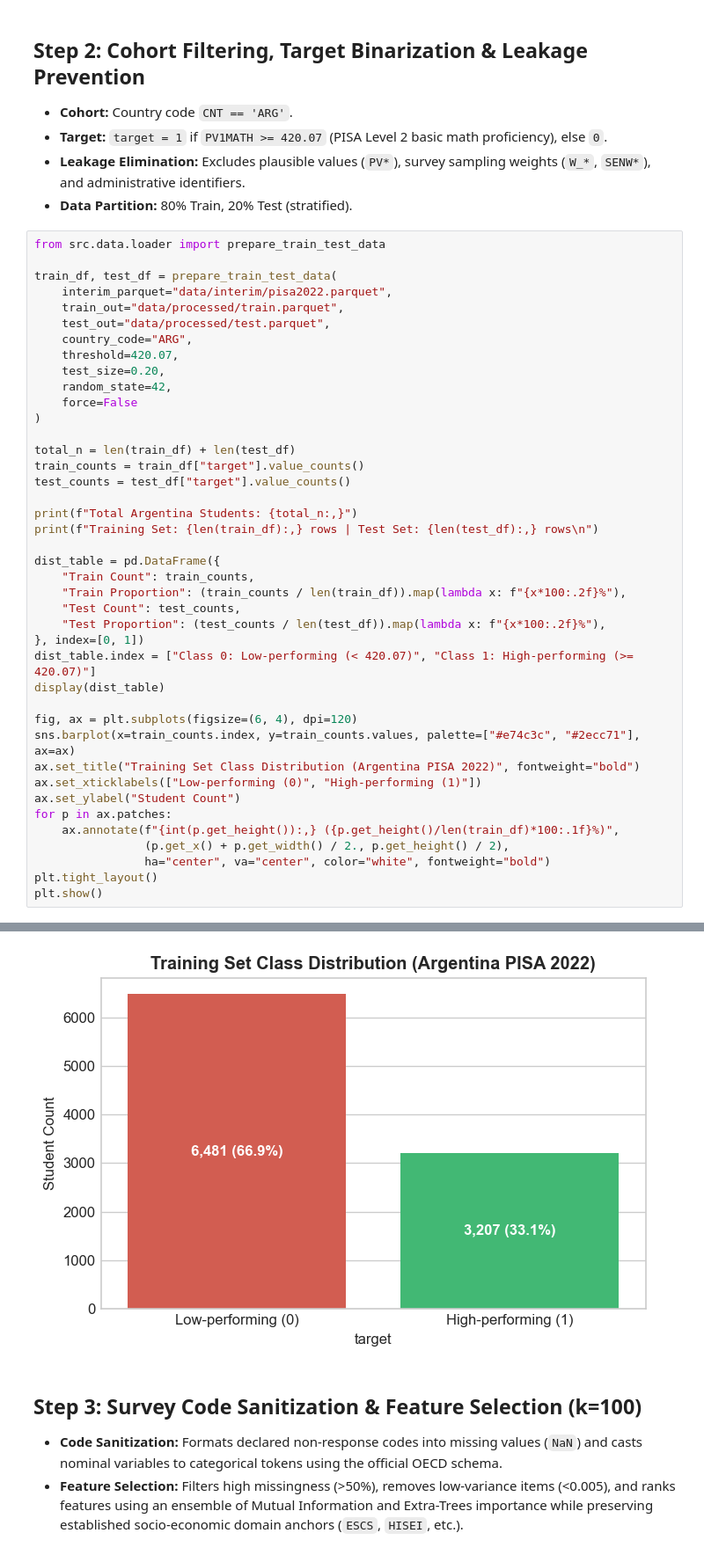
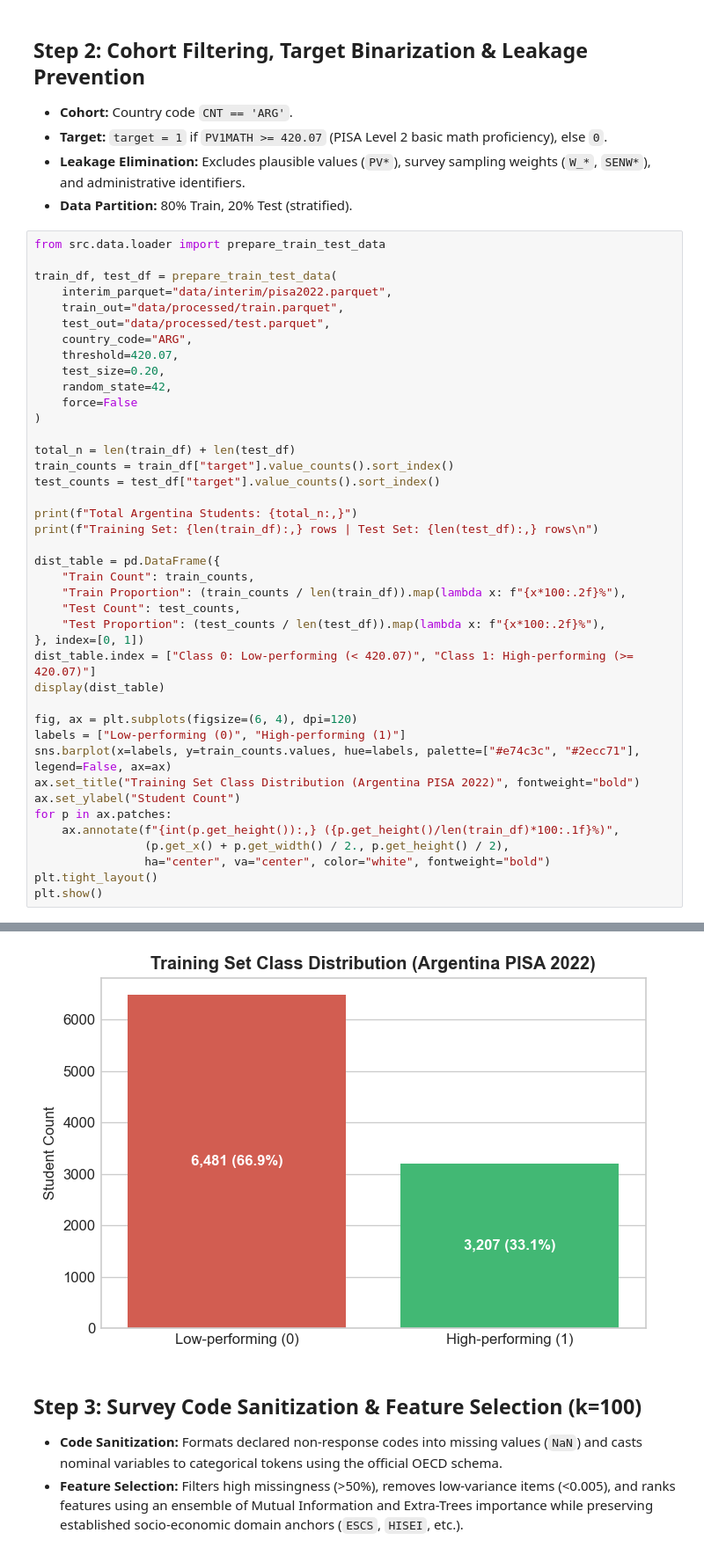
Before and after one commit to NicoCarrion02/diffusion-based-academic-prediction, a Jupyter notebook: notebooks/workflow_review.ipynb, the cells around one changed output, grey strips where cells are left out. Shown at 88% size. Cells and saved outputs as stored; diff of their text form.

```diff
--- a/notebooks/workflow_review.ipynb
+++ b/notebooks/workflow_review.ipynb
@@ -139,8 +133,8 @@ train_df, test_df = prepare_train_test_data(
 )
 
 total_n = len(train_df) + len(test_df)
-train_counts = train_df["target"].value_counts()
-test_counts = test_df["target"].value_counts()
+train_counts = train_df["target"].value_counts().sort_index()
+test_counts = test_df["target"].value_counts().sort_index()
 
 print(f"Total Argentina Students: {total_n:,}")
 print(f"Training Set: {len(train_df):,} rows | Test Set: {len(test_df):,} rows\n")
@@ -155,9 +149,9 @@ dist_table.index = ["Class 0: Low-performing (< 420.07)", "Class 1: High-perform
 display(dist_table)
 
 fig, ax = plt.subplots(figsize=(6, 4), dpi=120)
-sns.barplot(x=train_counts.index, y=train_counts.values, palette=["#e74c3c", "#2ecc71"], ax=ax)
+labels = ["Low-performing (0)", "High-performing (1)"]
+sns.barplot(x=labels, y=train_counts.values, hue=labels, palette=["#e74c3c", "#2ecc71"], legend=False, ax=ax)
 ax.set_title("Training Set Class Distribution (Argentina PISA 2022)", fontweight="bold")
-ax.set_xticklabels(["Low-performing (0)", "High-performing (1)"])
 ax.set_ylabel("Student Count")
 for p in ax.patches:
     ax.annotate(f"{int(p.get_height()):,} ({p.get_height()/len(train_df)*100:.1f}%)",
@@ -188,4 +170,4 @@ Passing `palette` without assigning `hue` is deprecated and will be removed in v
-[figure, old version]
+[figure, new version]
 # %% [markdown]
 ## Step 3: Survey Code Sanitization & Feature Selection (k=100)
 - **Code Sanitization:** Formats declared non-response codes into missing values (`NaN`) and casts nominal variables to categorical tokens using the official OECD schema.
```
Also changed, not shown: parts of 23 cells of this notebook.
